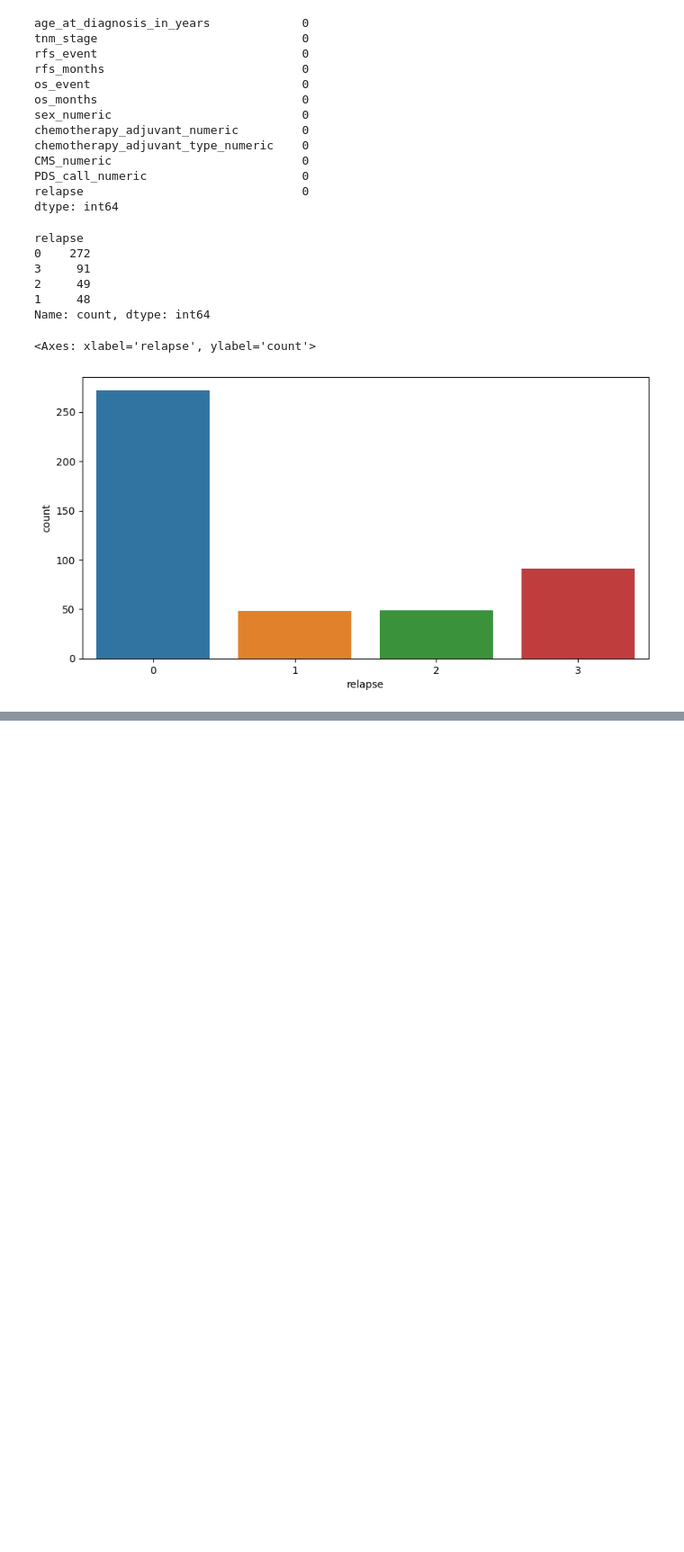
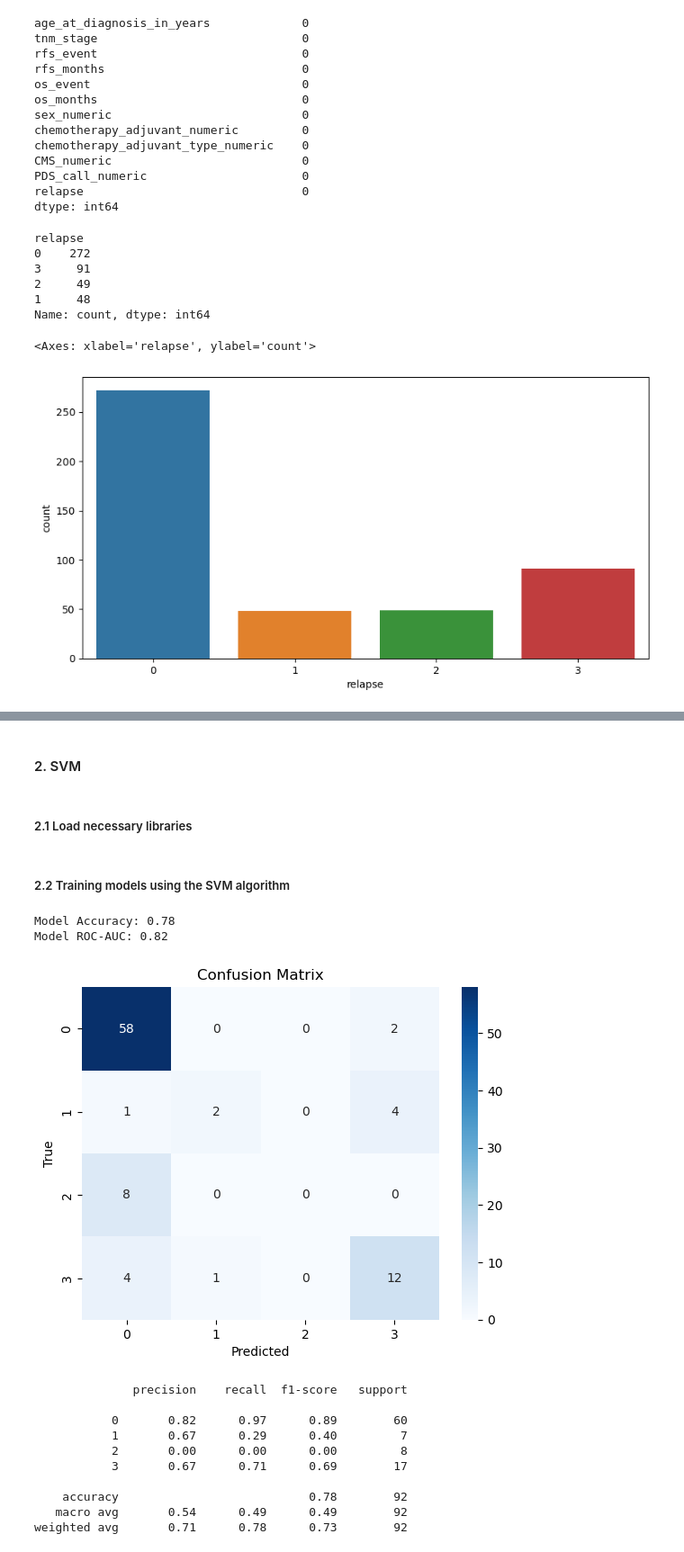
Before and after one commit to nancyxieyy/cancer-care-predictor, a Jupyter notebook: MechineLearning/DiseaseProgression.ipynb, the cells around one changed output, grey strips where cells are left out. Shown at 90% size. Saved outputs shown, nothing was run; the diff lists cells and outputs as text; code cells hidden in the pictures; blank space fills up the shorter version.

```diff
--- a/MechineLearning/DiseaseProgression.ipynb
+++ b/MechineLearning/DiseaseProgression.ipynb
@@ -499,0 +367,4 @@ joblib.dump(dis_RFbest_model, model_path)
+# %% [markdown]
+#### 2. SVM
+# %% [markdown]
+##### 2.1 Load necessary libraries
@@ -499,0 +374,21 @@ joblib.dump(dis_RFbest_model, model_path)
+# %% [markdown]
+##### 2.2 Training models using the SVM algorithm
+# %%
+dis_SVMmodel = SVC(probability=True, random_state=42)
+dis_SVMmodel.fit(X_train_scaled, y_train)
+
+print_evaluation(dis_SVMmodel, X_test_scaled, y_test)
+# %% [output]
+Model Accuracy: 0.78
+Model ROC-AUC: 0.82
+[figure, added]
+              precision    recall  f1-score   support
+
+           0       0.82      0.97      0.89        60
+           1       0.67      0.29      0.40         7
+           2       0.00      0.00      0.00         8
+           3       0.67      0.71      0.69        17
+
+    accuracy                           0.78        92
+   macro avg       0.54      0.49      0.49        92
+weighted avg       0.71      0.78      0.73        92
```
Also changed, not shown: parts of 63 cells of this notebook, 21 other files.
